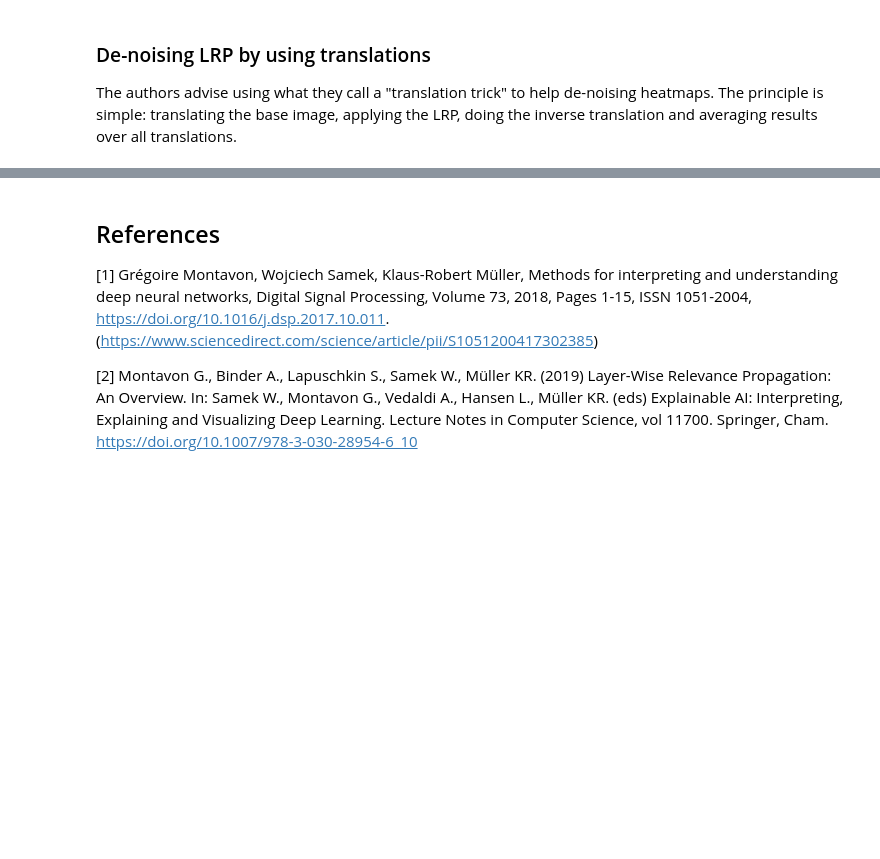
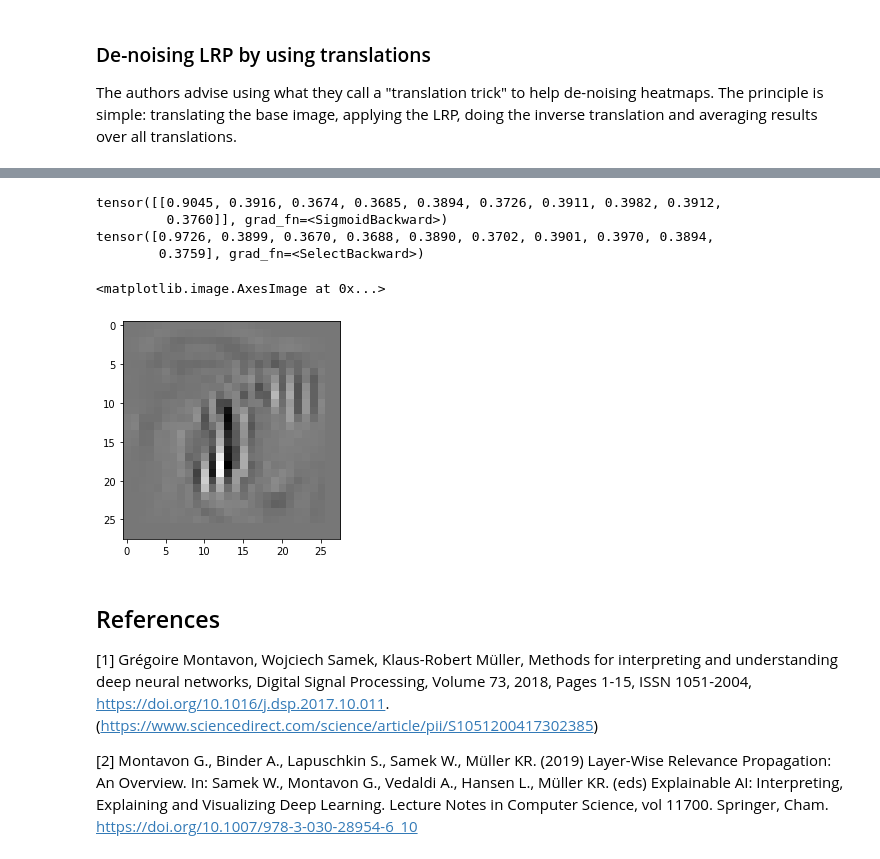
Before and after one commit to LMeynent/mnist-explanation, a Jupyter notebook: mnist-explanation.ipynb, the cells around one changed output, grey strips where cells are left out. Cells and saved outputs as stored; diff of their text form; code cells hidden in the pictures; blank space fills up the shorter version.

```diff
--- a/mnist-explanation.ipynb
+++ b/mnist-explanation.ipynb
@@ -348,3 +378,14 @@ plot_analysis_results(samples, denoised_lrp(dnn, samples, np.arange(10), pixels=
+# %%
+print(dnn(am))
+print(dnn(samples)[0])
+plt.imshow(am.detach()[0][0], cmap='gray')
+# %% [output]
+tensor([[0.9045, 0.3916, 0.3674, 0.3685, 0.3894, 0.3726, 0.3911, 0.3982, 0.3912,
+         0.3760]], grad_fn=<SigmoidBackward>)
+tensor([0.9726, 0.3899, 0.3670, 0.3688, 0.3890, 0.3702, 0.3901, 0.3970, 0.3894,
+        0.3759], grad_fn=<SelectBackward>)
+<matplotlib.image.AxesImage at 0x...>
+[figure, added]
 # %% [markdown]
 ## References
 
```
Also changed, not shown: parts of 11 cells of this notebook.
